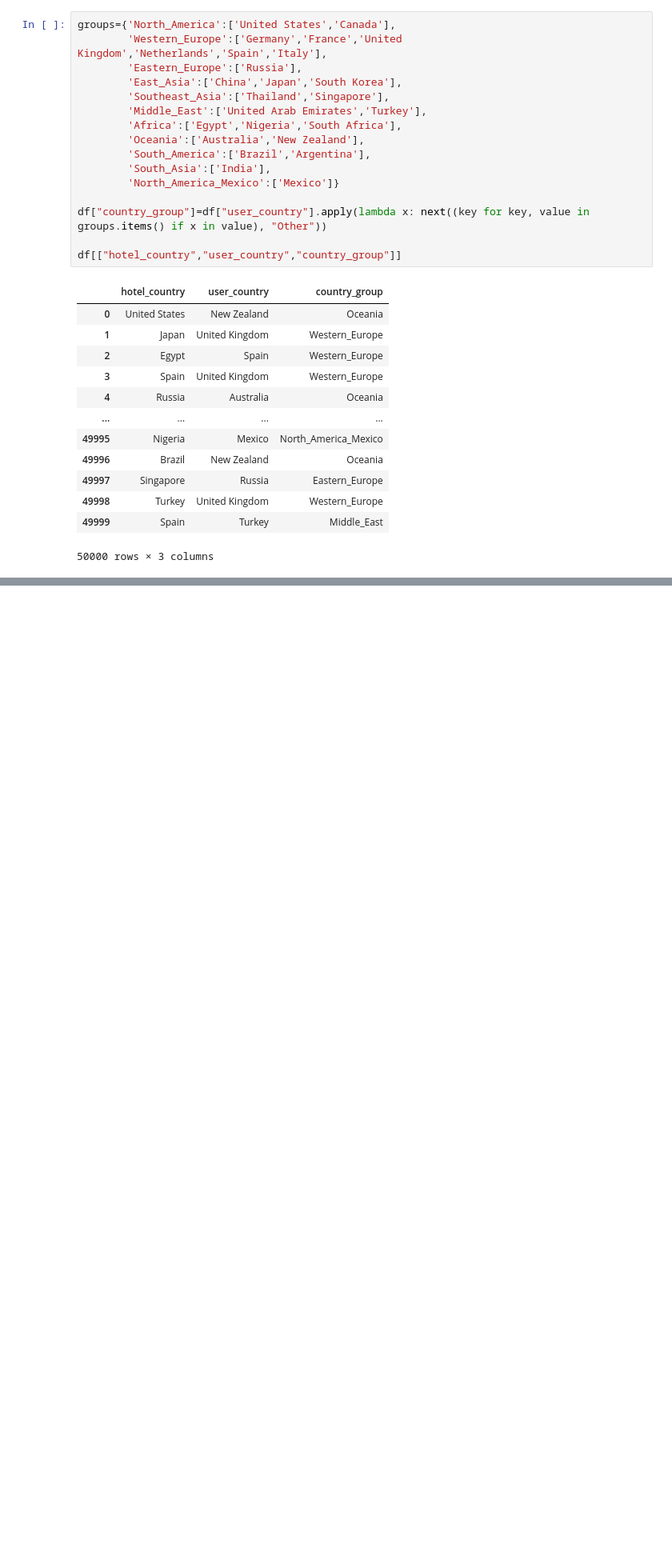
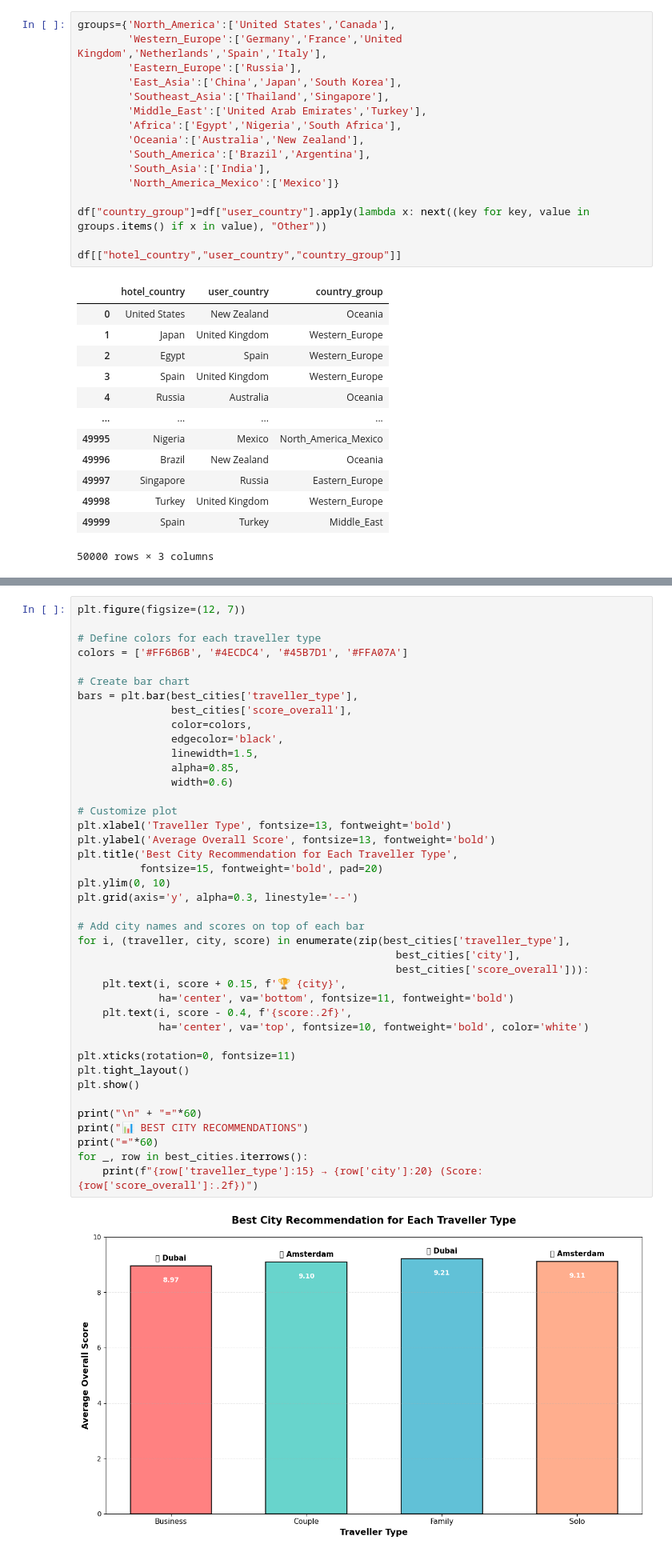
Before and after one commit to quadrefolio/ACL, a Jupyter notebook: main.ipynb, the cells around one changed output, grey strips where cells are left out. Shown at 80% size. Saved outputs shown, nothing was run; the diff lists cells and outputs as text; blank space fills up the shorter version.

```diff
--- a/main.ipynb
+++ b/main.ipynb
@@ -141,0 +186,43 @@ array(['New York', 'London', 'Paris', 'Tokyo', 'Dubai', 'Singapore',
+# %%
+plt.figure(figsize=(12, 7))
+
+# Define colors for each traveller type
+colors = ['#FF6B6B', '#4ECDC4', '#45B7D1', '#FFA07A']
+
+# Create bar chart
+bars = plt.bar(best_cities['traveller_type'],
+               best_cities['score_overall'],
+               color=colors,
+               edgecolor='black',
+               linewidth=1.5,
+               alpha=0.85,
+               width=0.6)
+
+# Customize plot
+plt.xlabel('Traveller Type', fontsize=13, fontweight='bold')
+plt.ylabel('Average Overall Score', fontsize=13, fontweight='bold')
+plt.title('Best City Recommendation for Each Traveller Type',
+          fontsize=15, fontweight='bold', pad=20)
+plt.ylim(0, 10)
+plt.grid(axis='y', alpha=0.3, linestyle='--')
+
+# Add city names and scores on top of each bar
+for i, (traveller, city, score) in enumerate(zip(best_cities['traveller_type'],
+                                                   best_cities['city'],
+                                                   best_cities['score_overall'])):
+    plt.text(i, score + 0.15, f'🏆 {city}',
+             ha='center', va='bottom', fontsize=11, fontweight='bold')
+    plt.text(i, score - 0.4, f'{score:.2f}',
+             ha='center', va='top', fontsize=10, fontweight='bold', color='white')
+
+plt.xticks(rotation=0, fontsize=11)
+plt.tight_layout()
+plt.show()
+
+print("\n" + "="*60)
+print("📊 BEST CITY RECOMMENDATIONS")
+print("="*60)
+for _, row in best_cities.iterrows():
+    print(f"{row['traveller_type']:15} → {row['city']:20} (Score: {row['score_overall']:.2f})")
+# %% [output]
+[figure, added]
```
Also changed, not shown: parts of 13 cells of this notebook, 3 other files.
